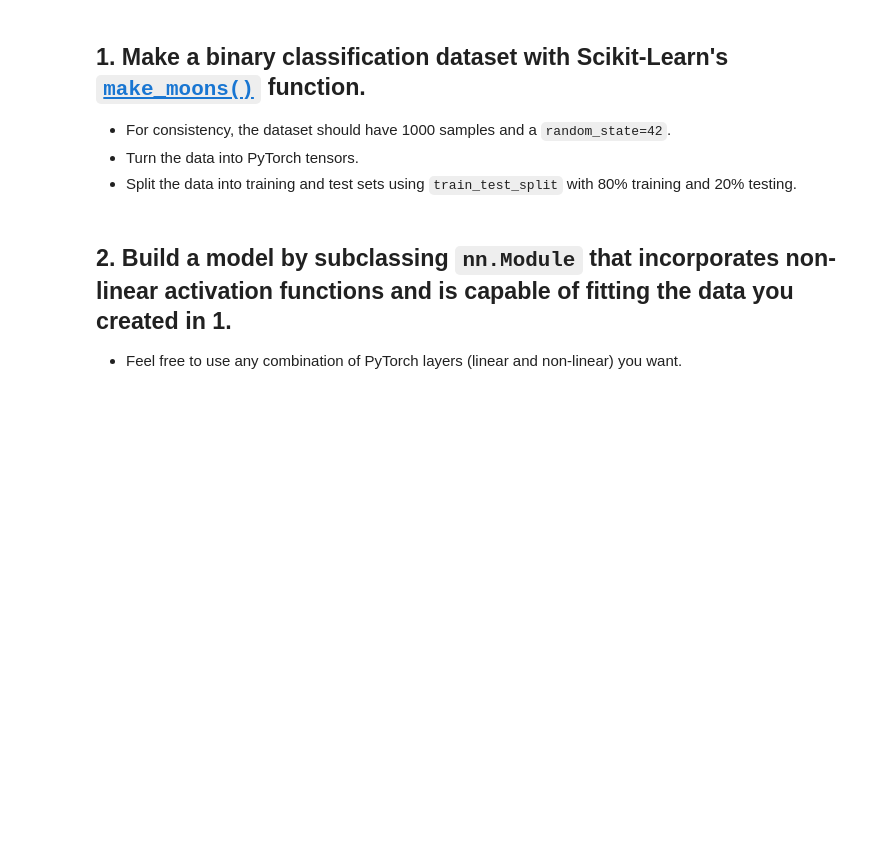
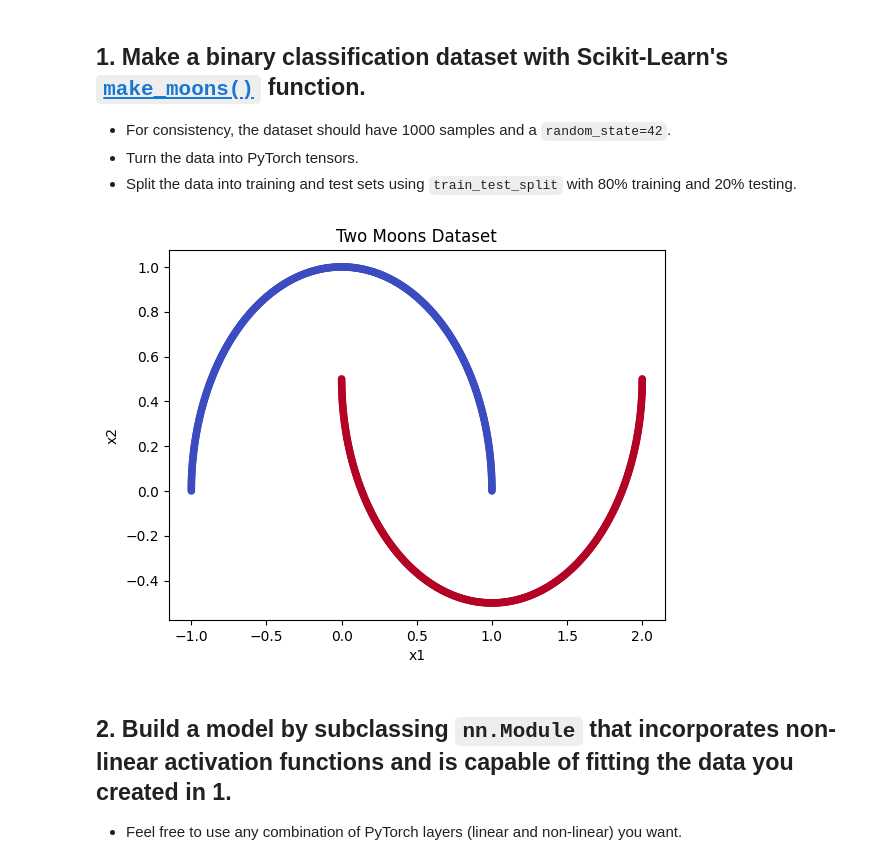
Before and after one commit to fjcorfel/Iris_PCA, a Jupyter notebook: extras/exercises/02_pytorch_classification_exercises.ipynb, the cells around one changed output. Cells and saved outputs as stored; diff of their text form; code cells hidden in the pictures; blank space fills up the shorter version.

```diff
--- a/extras/exercises/02_pytorch_classification_exercises.ipynb
+++ b/extras/exercises/02_pytorch_classification_exercises.ipynb
@@ -37,5 +39,13 @@ import pandas as pd
 # %%
 # Visualize the data on a scatter plot
 import matplotlib.pyplot as plt
+
+plt.scatter(X[:, 0], X[:, 1], c=y, cmap="coolwarm", s=20)
+plt.xlabel("x1")
+plt.ylabel("x2")
+plt.title("Two Moons Dataset")
+plt.show()
+# %% [output]
+[figure, added]
 # %%
 # Turn data into tensors of dtype float
```
Also changed, not shown: parts of 2 cells of this notebook.
